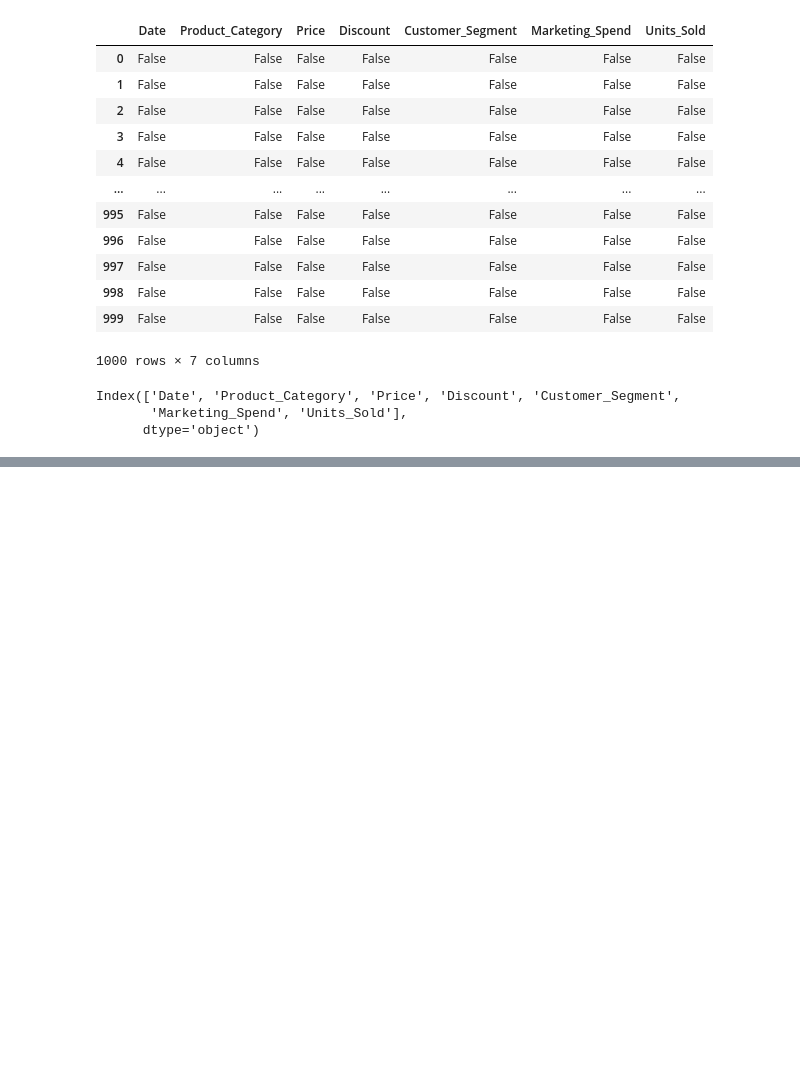
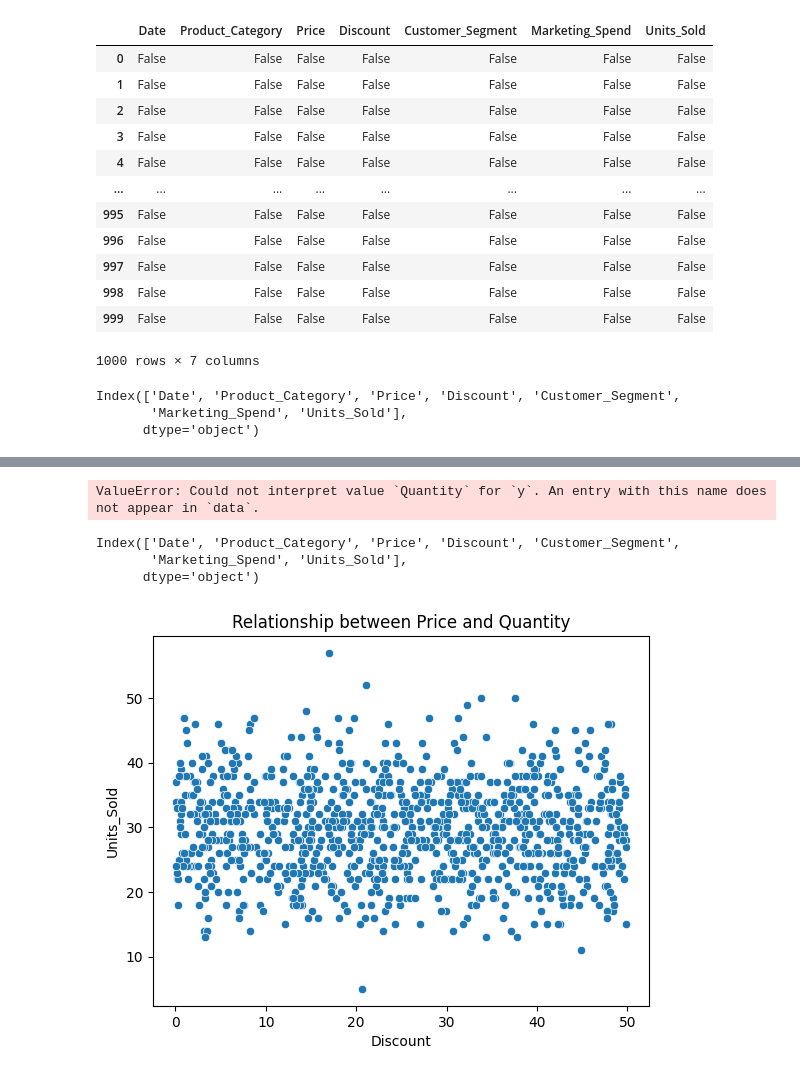
Before and after one commit to Praveenpadidapu/ML-Assignments, a Jupyter notebook: EDA.ipynb, the cells around one changed output, grey strips where cells are left out. Cells and saved outputs as stored; diff of their text form; code cells hidden in the pictures; blank space fills up the shorter version.

```diff
--- a/EDA.ipynb
+++ b/EDA.ipynb
@@ -61,0 +132,32 @@ ValueError: could not convert string to float: '01-01-2023'
+# %%
+import numpy as np
+import matplotlib.pyplot as plt
+import pandas as pd
+import seaborn as sns
+data=pd.read_csv('/content/Ecommerce_Sales_Prediction_Dataset.csv')
+data
+sns.scatterplot(x='Price', y='Quantity', data=data)
+plt.title('Relationship between Price and Quantity')
+plt.show()
+# %% [output]
+ValueError: Could not interpret value `Quantity` for `y`. An entry with this name does not appear in `data`.
+# %%
+import numpy as np
+import matplotlib.pyplot as plt
+import pandas as pd
+import seaborn as sns
+data=pd.read_csv('/content/Ecommerce_Sales_Prediction_Dataset.csv')
+# Check for the correct column name
+# Print the available columns to see if it has a different case or spelling
+print(data.columns)
+
+# Assuming the correct column name is 'quantity' (lowercase)
+sns.scatterplot(x='Discount', y='Units_Sold', data=data)  # Changed 'Quantity' to 'quantity'
+
+plt.title('Relationship between Price and Quantity')
+plt.show()
+# %% [output]
+Index(['Date', 'Product_Category', 'Price', 'Discount', 'Customer_Segment',
+       'Marketing_Spend', 'Units_Sold'],
+      dtype='object')
+[figure, added]
```
Also changed, not shown: parts of 31 cells of this notebook.
